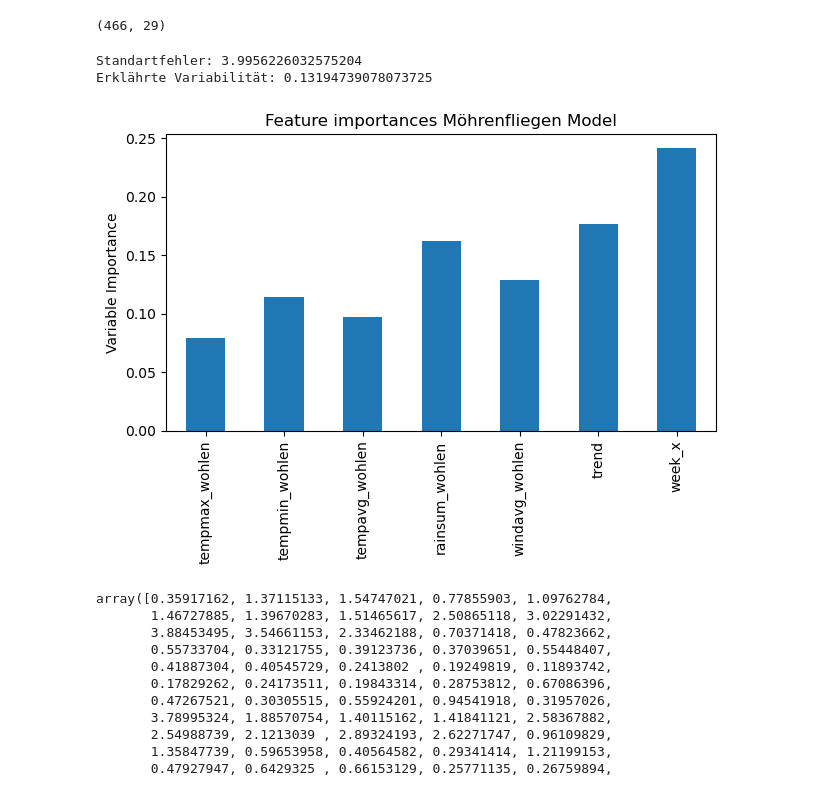
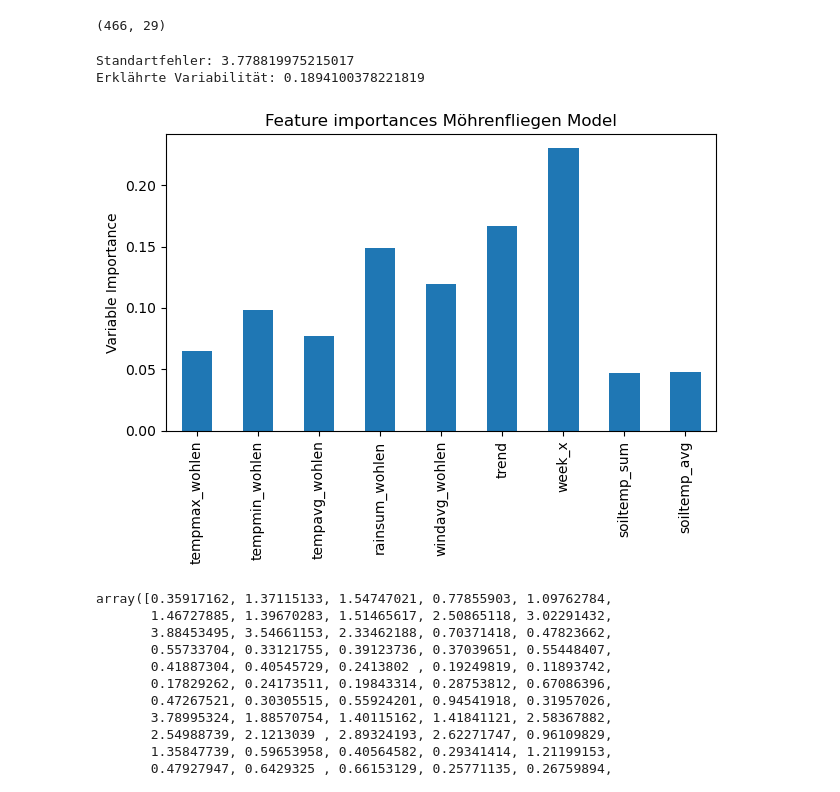
Before and after one commit to urechm/pest_monitoring, a Jupyter notebook: pestmodel_möhrenfliegen.ipynb, the cells around one changed output. Cells and saved outputs as stored; diff of their text form; code cells hidden in the pictures.

Commit message:
added som data to soil temp and a model for classification

```diff
--- a/pestmodel_möhrenfliegen.ipynb
+++ b/pestmodel_möhrenfliegen.ipynb
@@ -16,5 +16,6 @@ df_new["year"]=[x.date().isocalendar().year for x in list(df_new.datum)]
 df_new["key"]=[str(str(x) + str(y)) for x,y in zip(list(df_new["year"]),list(df_new["week"]))]
 df_new["key_1lag"]=[str(int(x)-1) for x in list(df_new["key"])]
 df_new["key_2lag"]=[str(int(x)-2) for x in list(df_new["key"])]
+df_new["class"]=[int(x>0) for x in list(df_new.Mittelwert)]
 df_new.head()
 # %% [output]
@@ -79,3 +87,14 @@ df_group_wetter.head()
 | 2 | 200332 | 26.314286 | 0.000000 | 200331 |
 | 3 | 200333 | 24.371429 | 2.457143 | 200332 |
 | 4 | 200334 | 21.142857 | 0.085714 | 200333 |
+# %%
+df_boden_in = pd.read_excel('Temp_Boden.xlsx')
+df_boden=df_boden_in.copy()
+df_boden["soiltemp_sum"]=df_boden['GradSummeKW']
+df_boden["soiltemp_avg"]=df_boden['GRAENICHEN - Temperatur Durchschnitt -10 cm (°C)']
+df_boden["datum1"]=pd.to_datetime(df_boden.Datum)
+df_boden["datetime"]=[x.date() for x in list(df_boden.datum1)]
+df_boden["week"]=[x.date().isocalendar().week for x in list(df_boden.datum1)]
+df_boden["year"]=[x.date().isocalendar().year for x in list(df_boden.datum1)]
+df_boden["key"]=[str(x) + str(y) for x,y in zip(list(df_boden["year"]),list(df_boden["week"]))]
+df_boden.head()
@@ -83,6 +125,7 @@ df_group_wetter.head()
 df_lag=df_new[['key','Mittelwert']].copy()
 df_total=pd.merge(df_new, df_lag, how="left",  left_on='key_1lag', right_on='key')
 df_total=pd.merge(df_total, df_wohlen, how="left", left_on='key_x', right_on='key')
+df_total=pd.merge(df_total, df_boden, how="left", left_on='key_x', right_on='key',suffixes=('', '_zz'))
 df_total["trend"] = range(1,467)
 df_total.head()
 # %% [output]
@@ -133,9 +176,9 @@ df_total.shape
 
 df_total_train = df_total[1:401]
 df_total_test = df_total[401:466]
-Xtrain = np.array(df_total_train[['tempmax_wohlen','tempmin_wohlen','tempavg_wohlen','rainsum_wohlen','windavg_wohlen','trend','week_x']])
+Xtrain = np.array(df_total_train[['tempmax_wohlen','tempmin_wohlen','tempavg_wohlen','rainsum_wohlen','windavg_wohlen','trend','week_x','soiltemp_sum','soiltemp_avg']])
 Ytrain = np.array(df_total_train['Mittelwert_x'])
-Xtest = np.array(df_total_test[['tempmax_wohlen','tempmin_wohlen','tempavg_wohlen','rainsum_wohlen','windavg_wohlen','trend','week_x']])
+Xtest = np.array(df_total_test[['tempmax_wohlen','tempmin_wohlen','tempavg_wohlen','rainsum_wohlen','windavg_wohlen','trend','week_x','soiltemp_sum','soiltemp_avg']])
 Ytest = np.array(df_total_test['Mittelwert_x'])
 # %%
 from sklearn.ensemble import RandomForestRegressor
@@ -150,23 +193,23 @@ df_total_predict = pd.concat([df_total_predict, df_zz], ignore_index=True, axis=
 print(f'Standartfehler: {mean_squared_error(Ytest,Ypredict)}')
 print(f'Erklährte Variabilität: {explained_variance_score(Ytest, Ypredict, force_finite=False)}')
 # %% [output]
-Standartfehler: 3.9956226032575204
-Erklährte Variabilität: 0.13194739078073725
+Standartfehler: 3.778819975215017
+Erklährte Variabilität: 0.1894100378221819
 # %%
 importances = clf.feature_importances_
 std = np.std([tree.feature_importances_ for tree in clf.estimators_], axis=0)
 # %%
-feature_names=df_total_train[['tempmax_wohlen','tempmin_wohlen','tempavg_wohlen','rainsum_wohlen','windavg_wohlen','trend','week_x']].columns
+feature_names=df_total_train[['tempmax_wohlen','tempmin_wohlen','tempavg_wohlen','rainsum_wohlen','windavg_wohlen','trend','week_x','soiltemp_sum','soiltemp_avg']].columns
 forest_importances = pd.Series(importances, index=feature_names)
 
 fig, ax = pyplot.subplots()
 #forest_importances.plot.bar(yerr=std, ax=ax)
 forest_importances.plot.bar(ax=ax)
 ax.set_title("Feature importances Möhrenfliegen Model")
 ax.set_ylabel("Variable Importance")
 fig.tight_layout()
 # %% [output]
-[figure, old version]
+[figure, new version]
 # %%
 Ypredict
 # %% [output]
```
Also changed, not shown: parts of 9 cells of this notebook, 4 other files.
